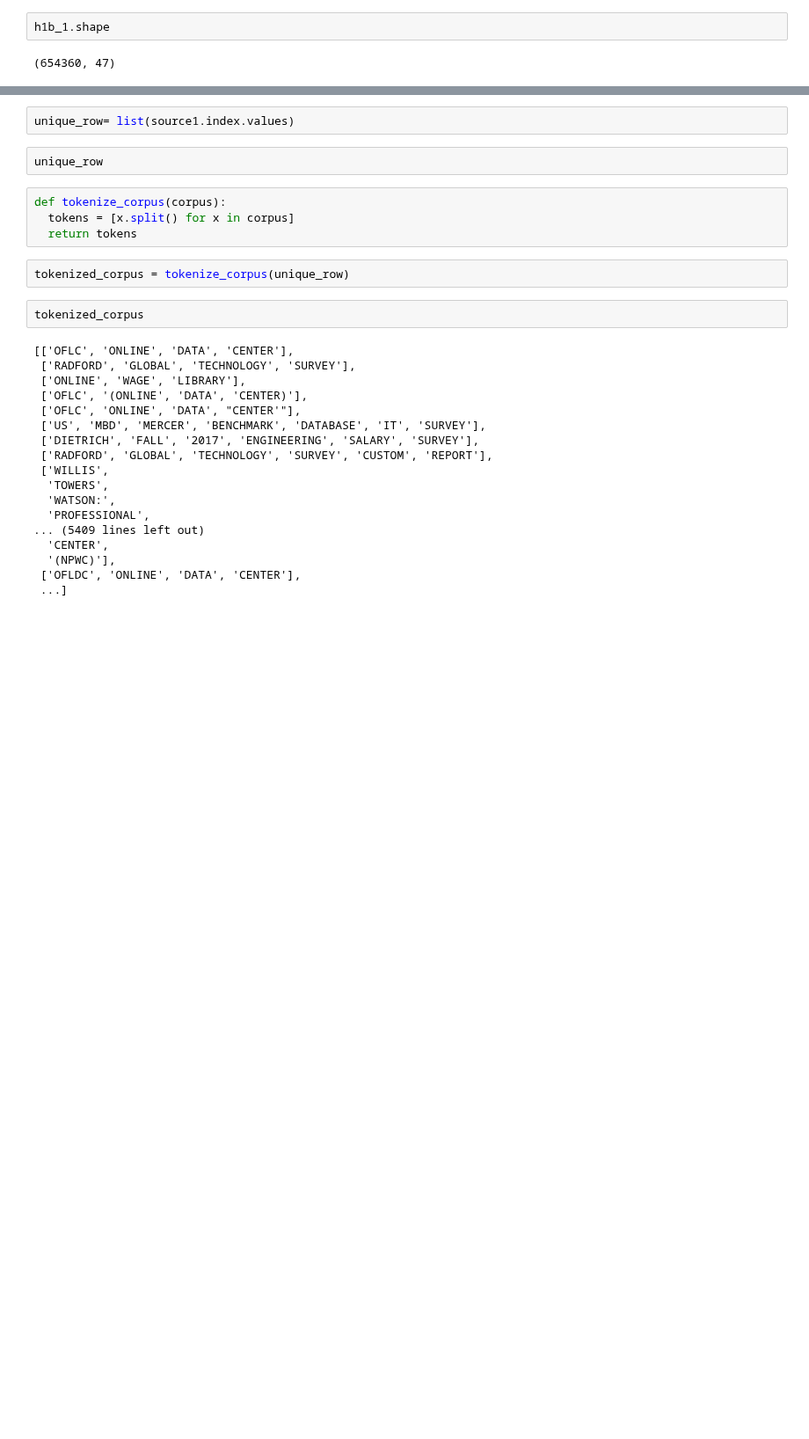
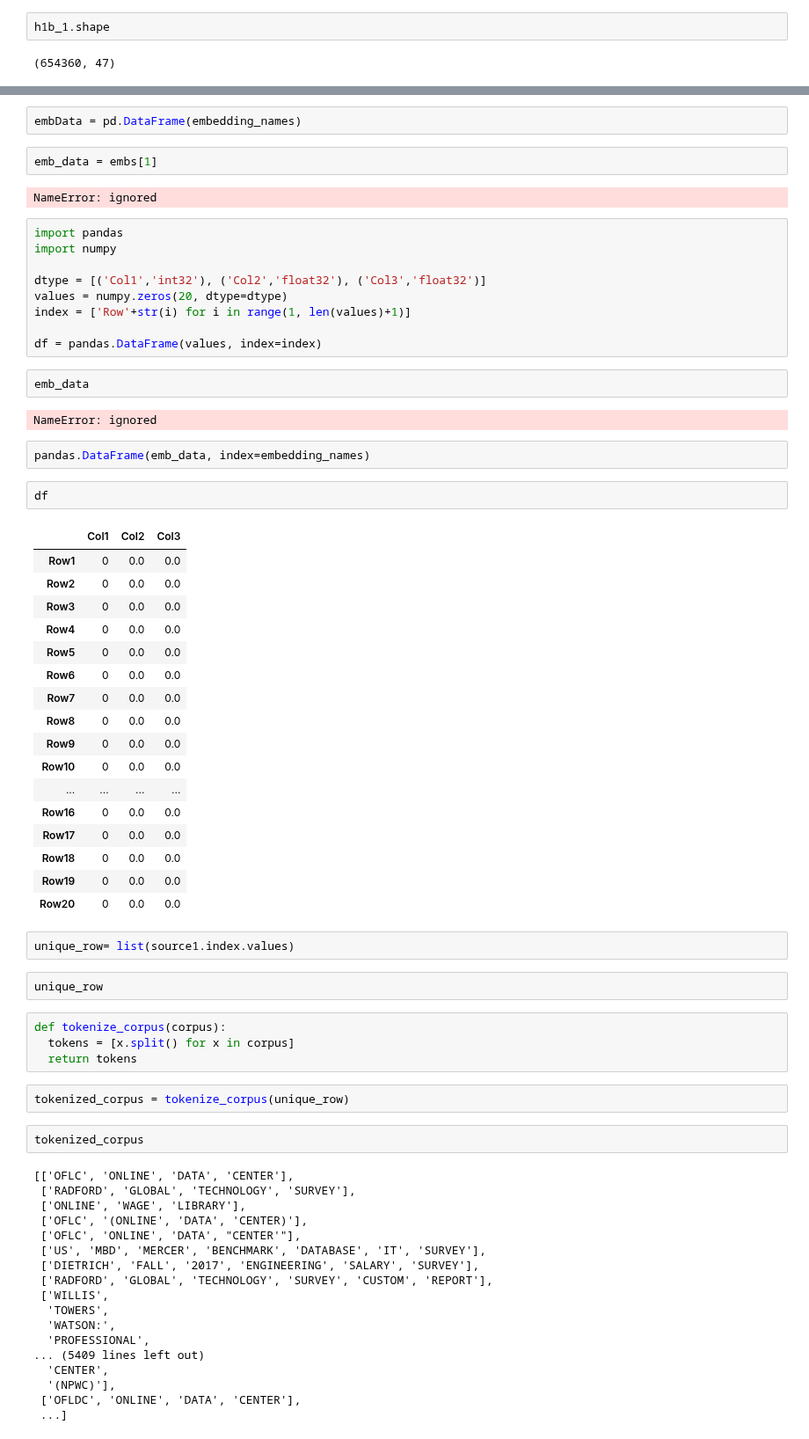
Before and after one commit to wdon021/From_Colab, a Jupyter notebook: Embedding.ipynb, the cells around one changed output, grey strips where cells are left out. Shown at 88% size. Drawn from its saved outputs; the diff is of its cells as text; blank space fills up the shorter version.

```diff
--- a/Embedding.ipynb
+++ b/Embedding.ipynb
@@ -158,3 +128,44 @@ embs
+# %%
+embData = pd.DataFrame(embedding_names)
+# %%
+emb_data = embs[1]
+# %% [output]
+NameError: ignored
+# %%
+import pandas
+import numpy
+
+dtype = [('Col1','int32'), ('Col2','float32'), ('Col3','float32')]
+values = numpy.zeros(20, dtype=dtype)
+index = ['Row'+str(i) for i in range(1, len(values)+1)]
+
+df = pandas.DataFrame(values, index=index)
+# %%
+emb_data
+# %% [output]
+NameError: ignored
+# %%
+pandas.DataFrame(emb_data, index=embedding_names)
+# %%
+df
+# %% [output]
+|  | Col1 | Col2 | Col3 |
+| Row1 | 0 | 0.0 | 0.0 |
+| Row2 | 0 | 0.0 | 0.0 |
+| Row3 | 0 | 0.0 | 0.0 |
+| Row4 | 0 | 0.0 | 0.0 |
+| Row5 | 0 | 0.0 | 0.0 |
+| Row6 | 0 | 0.0 | 0.0 |
+| Row7 | 0 | 0.0 | 0.0 |
+| Row8 | 0 | 0.0 | 0.0 |
+| Row9 | 0 | 0.0 | 0.0 |
+| Row10 | 0 | 0.0 | 0.0 |
+| ... | ... | ... | ... |
+| Row16 | 0 | 0.0 | 0.0 |
+| Row17 | 0 | 0.0 | 0.0 |
+| Row18 | 0 | 0.0 | 0.0 |
+| Row19 | 0 | 0.0 | 0.0 |
+| Row20 | 0 | 0.0 | 0.0 |
 # %%
 unique_row= list(source1.index.values)
 # %%
```
Also changed, not shown: parts of 8 cells of this notebook.
